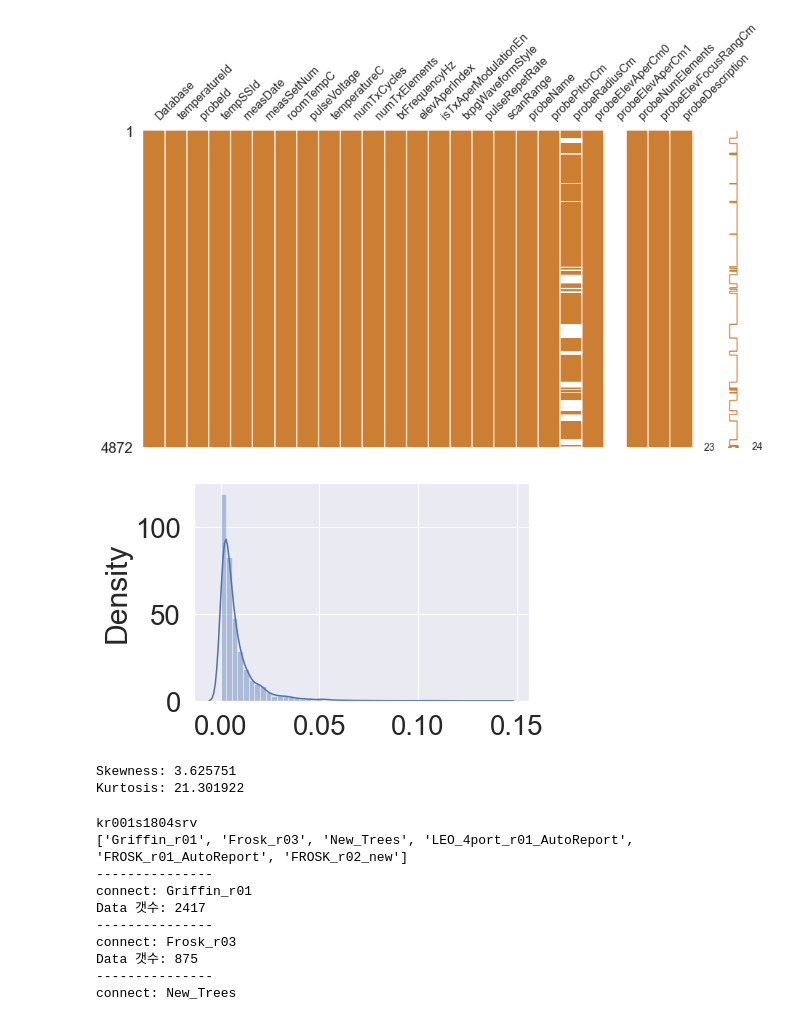
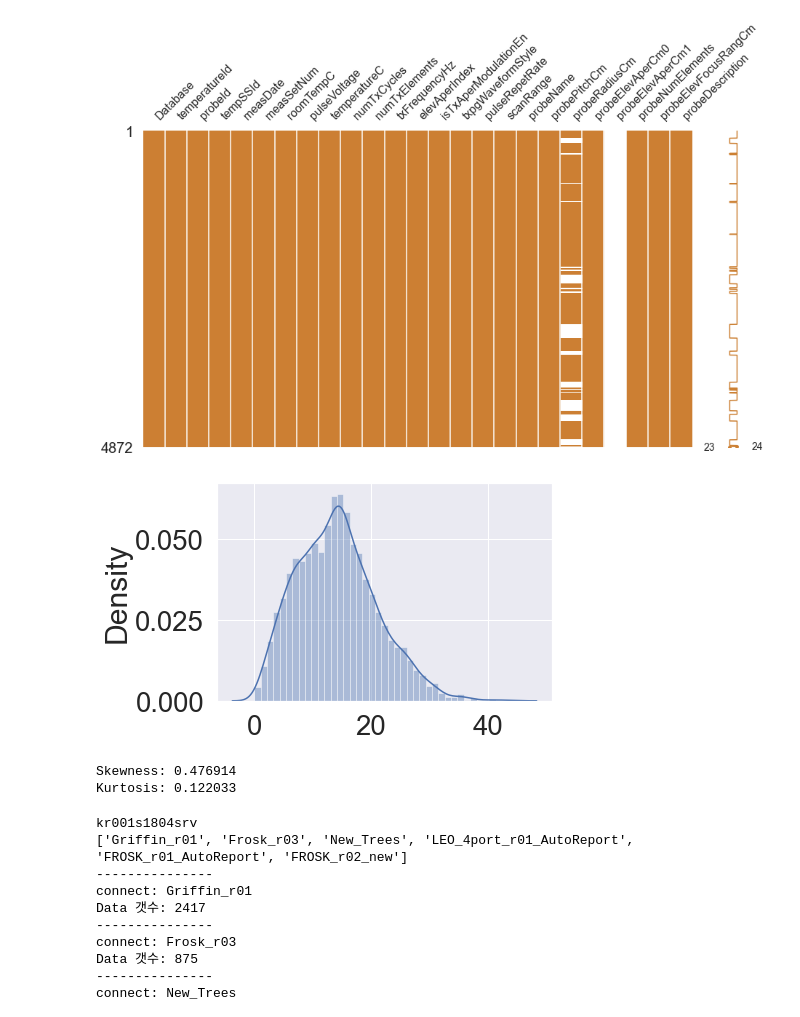
Before and after one commit to Hot-KimChi/ML_DL_study, a Jupyter notebook: Temperature measurement.ipynb, the cells around one changed output. Drawn from its saved outputs; the diff is of its cells as text; code cells hidden in the pictures.

Commit message:
1) skew, kurt update

```diff
--- a/Temperature measurement.ipynb
+++ b/Temperature measurement.ipynb
@@ -208,16 +208,16 @@ msno.matrix(df=AOP_data, figsize=(15,8), color=(0.8, 0.5, 0.2))
 [figure]
 # %%
 #histogram
-sns.distplot((AOP_data['temperatureC'] - AOP_data['roomTempC'])/ AOP_data['pulseRepetRate']);
+sns.distplot((AOP_data['temperatureC'] - AOP_data['roomTempC']));
 # %% [output]
-[figure, old version]
+[figure, new version]
 # %%
 #skewness and kurtosis
-print("Skewness: %f" % ((AOP_data['temperatureC'] - AOP_data['roomTempC'])/ AOP_data['pulseRepetRate']).skew())
-print("Kurtosis: %f" % ((AOP_data['temperatureC'] - AOP_data['roomTempC'])/ AOP_data['pulseRepetRate']).kurt())
+print("Skewness: %f" % ((AOP_data['temperatureC'] - AOP_data['roomTempC'])).skew())
+print("Kurtosis: %f" % ((AOP_data['temperatureC'] - AOP_data['roomTempC'])).kurt())
 # %% [output]
-Skewness: 3.625751
-Kurtosis: 21.301922
+Skewness: 0.476914
+Kurtosis: 0.122033
 # %%
 if __name__ == '__main__':
     DPP = Data_Preprocess(case='model_fit')
```
